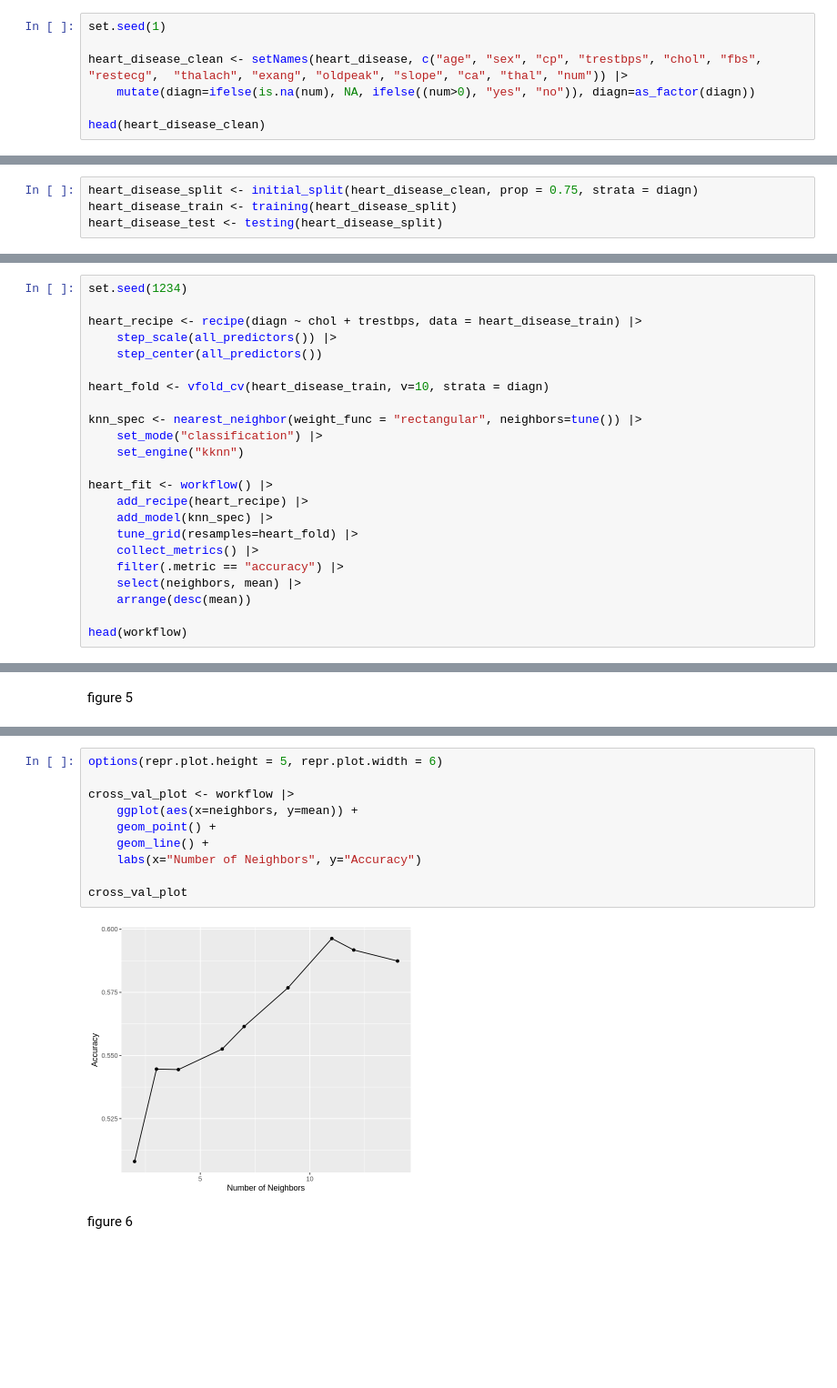
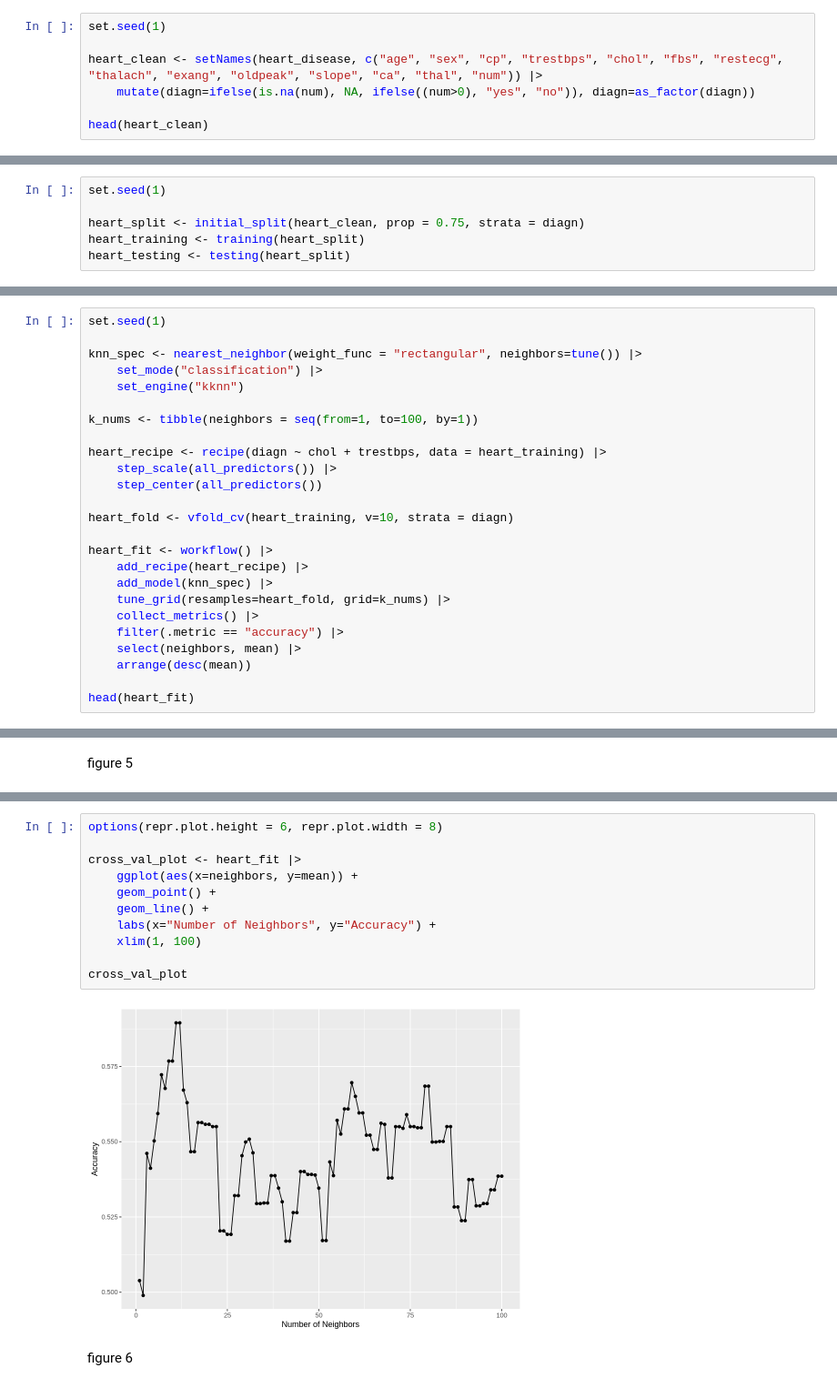
Before and after one commit to MarkSkrypnyk/group_project_report, a Jupyter notebook: group_project_report.ipynb, the cells around one changed output, grey strips where cells are left out. Shown at 91% size. Cells and saved outputs as stored; diff of their text form; blank space fills up the shorter version.

Commit message:
Added a seed

```diff
--- a/group_project_report.ipynb
+++ b/group_project_report.ipynb
@@ -52,10 +52,10 @@ As we can see in the table, we don't have any column names. Let's use the `col_n
 # %%
 set.seed(1)
 
-heart_disease_clean <- setNames(heart_disease, c("age", "sex", "cp", "trestbps", "chol", "fbs", "restecg",  "thalach", "exang", "oldpeak", "slope", "ca", "thal", "num")) |>
+heart_clean <- setNames(heart_disease, c("age", "sex", "cp", "trestbps", "chol", "fbs", "restecg",  "thalach", "exang", "oldpeak", "slope", "ca", "thal", "num")) |>
     mutate(diagn=ifelse(is.na(num), NA, ifelse((num>0), "yes", "no")), diagn=as_factor(diagn))
 
-head(heart_disease_clean)
+head(heart_clean)
 # %% [output]
 A tibble: 6 × 15
 | age | sex | cp | trestbps | chol | fbs | restecg | thalach | exang | oldpeak | slope | ca | ... |
@@ -73,9 +73,11 @@ figure 2
 # %% [markdown]
 Before we can perform our preliminary exploratory data analysis we need to split our data into training and testing sets. We will use a 75% split of training to testing which is a reasonable trade-off between training an accurate model and getting an accurate evaluation of its performance.
 # %%
-heart_disease_split <- initial_split(heart_disease_clean, prop = 0.75, strata = diagn)
-heart_disease_train <- training(heart_disease_split)
-heart_disease_test <- testing(heart_disease_split)
+set.seed(1)
+
+heart_split <- initial_split(heart_clean, prop = 0.75, strata = diagn)
+heart_training <- training(heart_split)
+heart_testing <- testing(heart_split)
 # %% [markdown]
 #### Summarizing the Relationship Between the Predictors and the Class
 # %% [markdown]
@@ -121,28 +123,30 @@ The graph does not show a clear trend between cholesterol and resting bloodpress
 # %% [markdown]
 Now we will move on to the actual data analysis using the K-nearest neighbors classification model. To do that we need to find optimal number of neighbors (*k*) by maximizing estimated cross-validation accuracy. We will find the optimal *k* by preprocessing and standardizing the data using the `recipe` framework, training the classifier with `nearest_neighbor`, and putting it all together into a `workflow` with a 10 fold cross validation.
 # %%
-set.seed(1234)
-
-heart_recipe <- recipe(diagn ~ chol + trestbps, data = heart_disease_train) |>
-    step_scale(all_predictors()) |>
-    step_center(all_predictors())
-
-heart_fold <- vfold_cv(heart_disease_train, v=10, strata = diagn)
+set.seed(1)
 
 knn_spec <- nearest_neighbor(weight_func = "rectangular", neighbors=tune()) |>
     set_mode("classification") |>
     set_engine("kknn")
 
+k_nums <- tibble(neighbors = seq(from=1, to=100, by=1))
+
+heart_recipe <- recipe(diagn ~ chol + trestbps, data = heart_training) |>
+    step_scale(all_predictors()) |>
+    step_center(all_predictors())
+
+heart_fold <- vfold_cv(heart_training, v=10, strata = diagn)
+
 heart_fit <- workflow() |>
     add_recipe(heart_recipe) |>
     add_model(knn_spec) |>
-    tune_grid(resamples=heart_fold) |>
+    tune_grid(resamples=heart_fold, grid=k_nums) |>
     collect_metrics() |>
     filter(.metric == "accuracy") |>
     select(neighbors, mean) |>
     arrange(desc(mean))
 
-head(workflow)
+head(heart_fit)
 # %% [output]
 A tibble: 6 × 2
 | neighbors | mean |
@@ -160,15 +164,16 @@ As we can see 11 neighbors produces the lowest standard error of 59.6%. We will
 # %%
-options(repr.plot.height = 5, repr.plot.width = 6)
+options(repr.plot.height = 6, repr.plot.width = 8)
 
-cross_val_plot <- workflow |>
+cross_val_plot <- heart_fit |>
     ggplot(aes(x=neighbors, y=mean)) +
     geom_point() +
     geom_line() +
-    labs(x="Number of Neighbors", y="Accuracy")
+    labs(x="Number of Neighbors", y="Accuracy") +
+    xlim(1, 100)
 
 cross_val_plot
 # %% [output]
-[figure, old version]
+[figure, new version]
 # %% [markdown]
 figure 6
 # %% [markdown]
```
Also changed, not shown: parts of 7 cells of this notebook.
